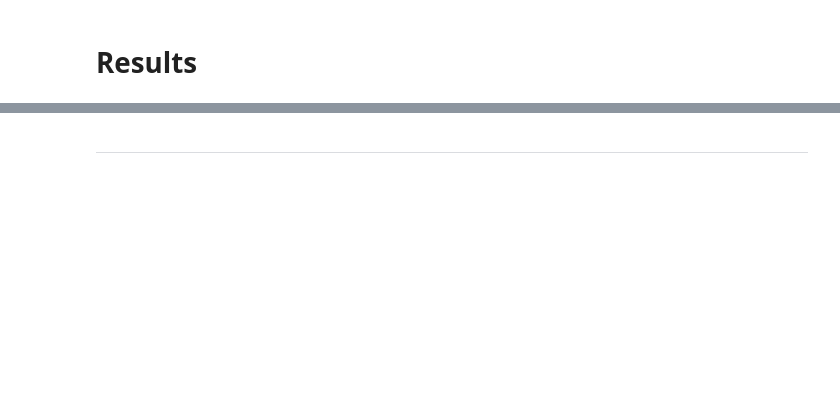
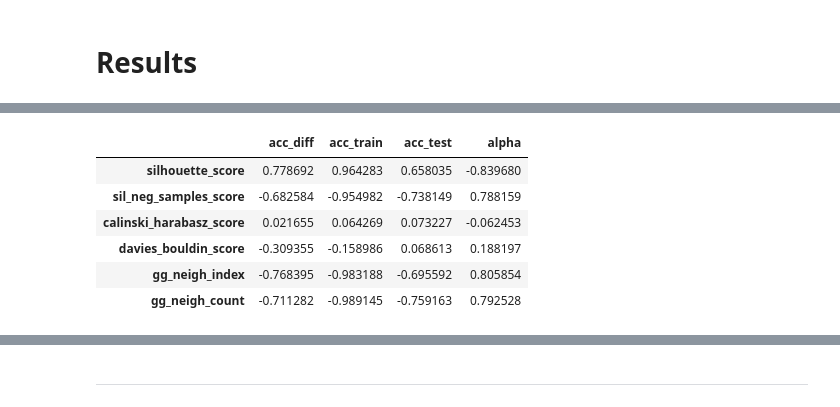
Before and after one commit to vmgustavo/202202-UFMG-RNA, a Jupyter notebook: paper02/visualize.ipynb, the cells around one changed output, grey strips where cells are left out. Saved outputs shown, nothing was run; the diff lists cells and outputs as text; code cells hidden in the pictures; blank space fills up the shorter version.

```diff
--- a/paper02/visualize.ipynb
+++ b/paper02/visualize.ipynb
@@ -91,5 +97,19 @@ plt.savefig("silneg.pdf")
+# %%
+metrics = [
+    "silhouette_score", "sil_neg_samples_score",
+    "calinski_harabasz_score", "davies_bouldin_score",
+    "gg_neigh_index", "gg_neigh_count",
+]
 # %%
-df.corr(numeric_only=True)
+df.corr(numeric_only=True)[["acc_diff", "acc_train", "acc_test", "alpha"]].loc[metrics]
+# %% [output]
+|  | acc_diff | acc_train | acc_test | alpha |
+| silhouette_score | 0.778692 | 0.964283 | 0.658035 | -0.839680 |
+| sil_neg_samples_score | -0.682584 | -0.954982 | -0.738149 | 0.788159 |
+| calinski_harabasz_score | 0.021655 | 0.064269 | 0.073227 | -0.062453 |
+| davies_bouldin_score | -0.309355 | -0.158986 | 0.068613 | 0.188197 |
+| gg_neigh_index | -0.768395 | -0.983188 | -0.695592 | 0.805854 |
+| gg_neigh_count | -0.711282 | -0.989145 | -0.759163 | 0.792528 |
 # %%
 aux = list()
 for name, group in df.groupby("dataset"):
```
Also changed, not shown: parts of 7 cells of this notebook.
